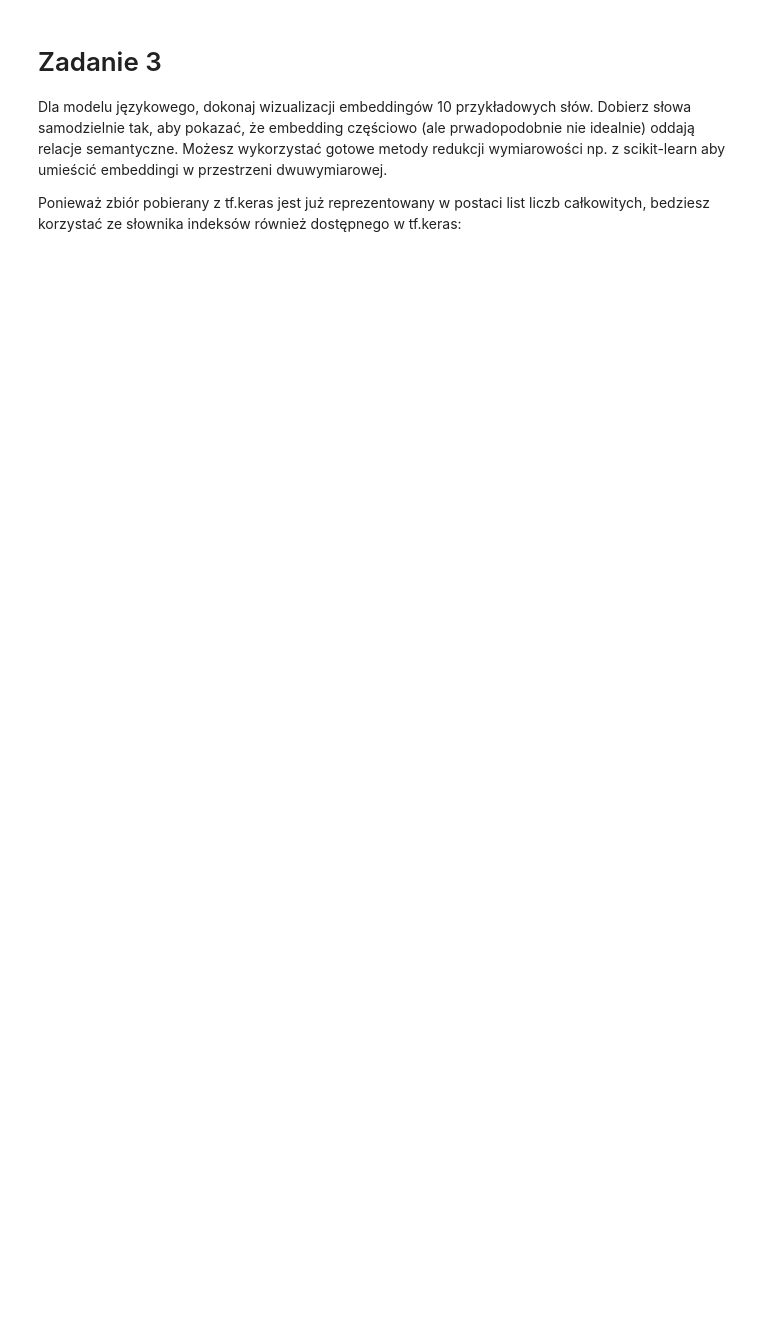
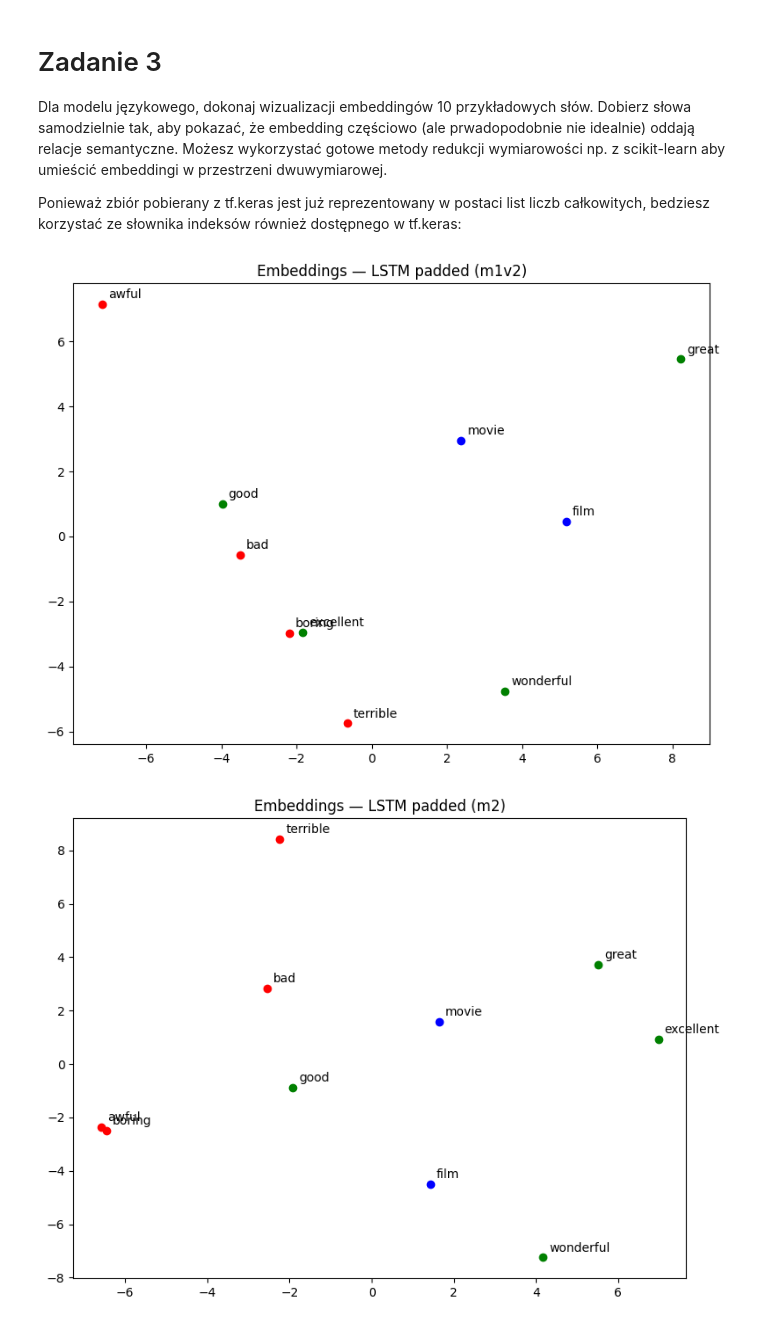
Before and after one commit to KwolekD/GlebokieSieciNeuronowe, a Jupyter notebook: lab09.ipynb, the cells around one changed output. Saved outputs shown, nothing was run; the diff lists cells and outputs as text; code cells hidden in the pictures; blank space fills up the shorter version.

```diff
--- a/lab09.ipynb
+++ b/lab09.ipynb
@@ -343,0 +453,2 @@ Przeprowadź uczenie modelu LSTM na zadanym zbiorze i porównaj następujące po
+# %%
+h_imdb_pad, m1v2   = run_experiment("IMDB: LSTM + padded",   {**BASE_IMDB, 'bidirectional': False, 'packed': False,}, dl_pad,   dl_pad_v,  2)
@@ -354,0 +515,34 @@ print(word_idx["good"])
+# %%
+from sklearn.decomposition import PCA
+import matplotlib.pyplot as plt
+import numpy as np
+
+words = ["good", "great", "excellent", "wonderful",
+         "bad",  "terrible", "awful",   "boring",
+         "film", "movie"]
+
+# indeksy w IMDB są przesunięte o +3 (index_from=3)
+word_index = imdb.get_word_index(path='imdb_word_index.json')
+indices = [word_index[w] + 3 for w in words]
+
+def plot_embeddings(model, title):
+    weights = model.embedding.weight.detach().cpu().numpy()
+    vecs = np.array([weights[i] for i in indices])
+
+    coords = PCA(n_components=2).fit_transform(vecs)
+
+    fig, ax = plt.subplots(figsize=(8, 6))
+    ax.set_title(title)
+    colors = ['green'] * 4 + ['red'] * 4 + ['blue'] * 2
+    for (x, y), word, c in zip(coords, words, colors):
+        ax.scatter(x, y, color=c)
+        ax.annotate(word, (x, y), textcoords="offset points", xytext=(5, 5))
+    plt.tight_layout()
+    plt.show()
+
+plot_embeddings(m1v2, "Embeddings — LSTM padded (m1v2)")
+plot_embeddings(m2, "Embeddings — LSTM padded (m2)")
+plot_embeddings(m3, "Embeddings — LSTM packed (m3)")
+# %% [output]
+[figure, added]
+[figure, added]
```
Also changed, not shown: parts of 13 cells of this notebook.
